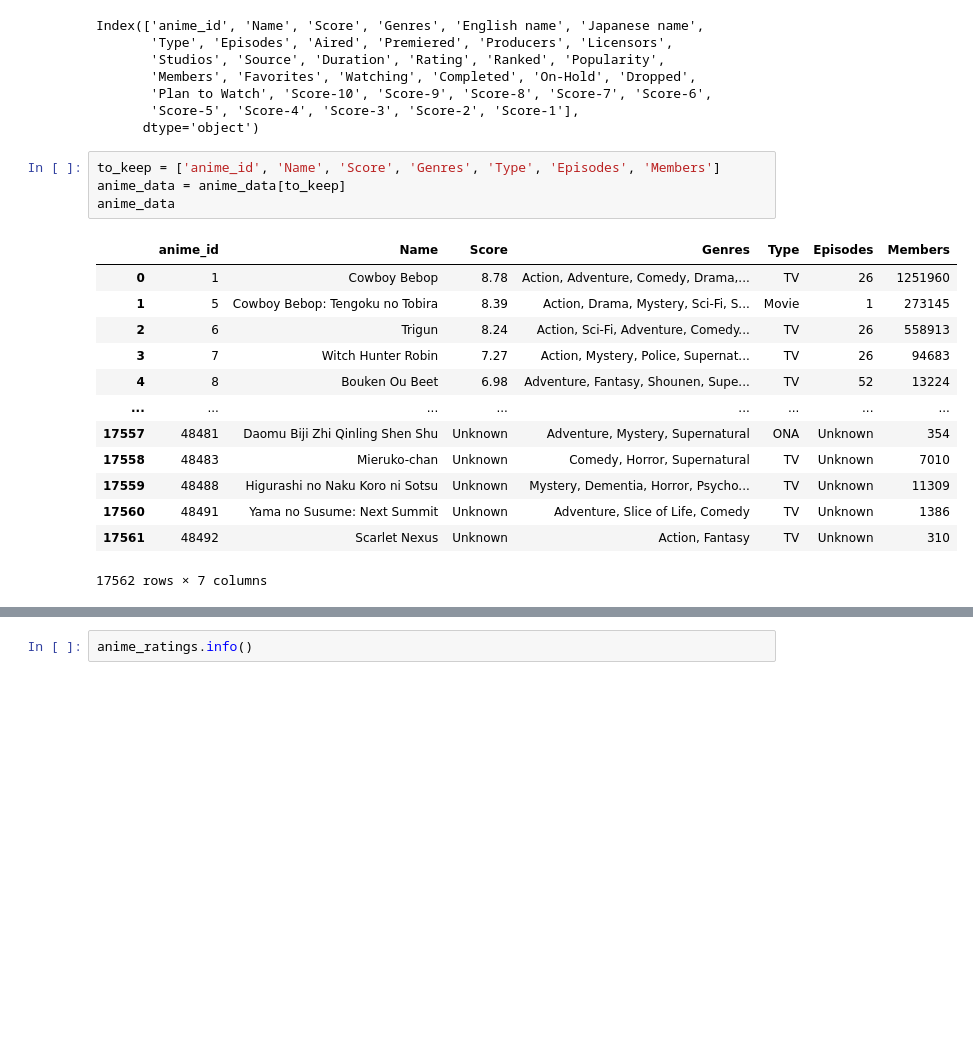
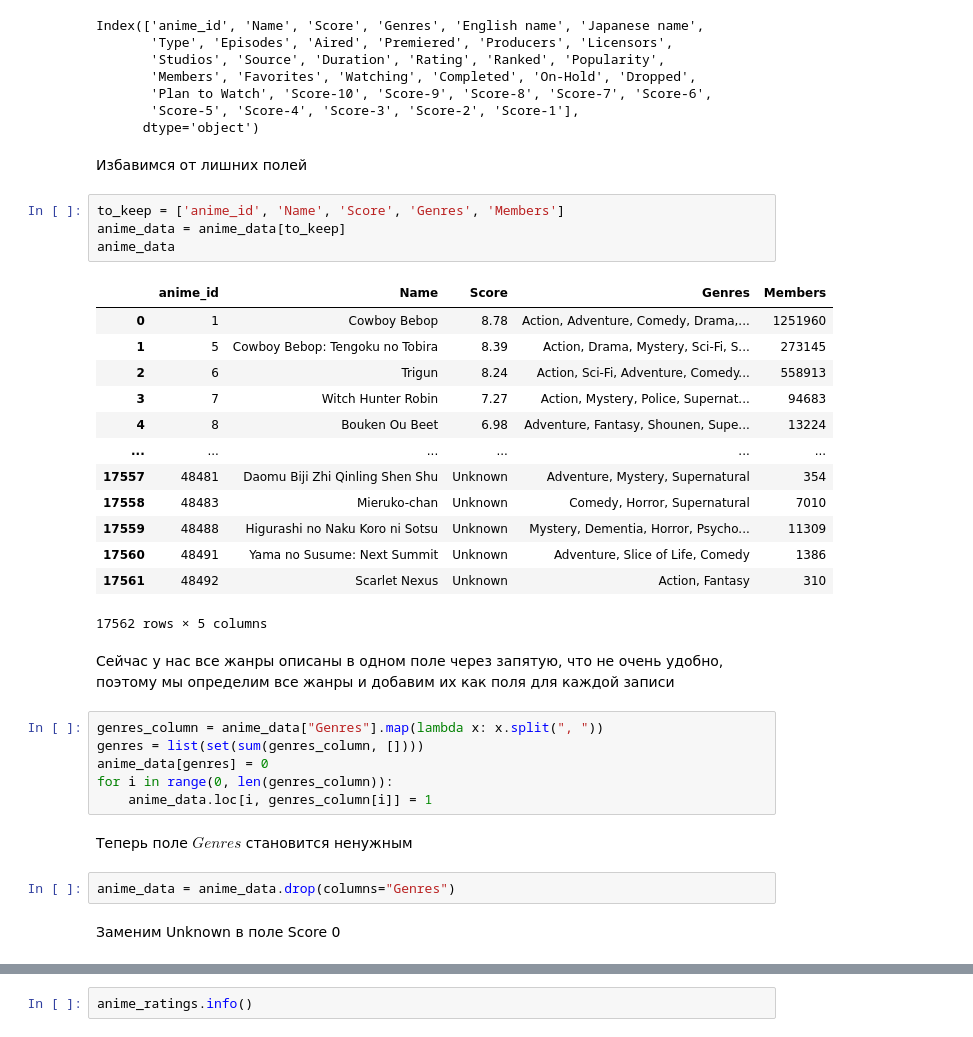
Before and after one commit to Mizerael/recommended_network, a Jupyter notebook: anime_info.ipynb, the cells around one changed output, grey strips where cells are left out. Saved outputs shown, nothing was run; the diff lists cells and outputs as text; blank space fills up the shorter version.

```diff
--- a/anime_info.ipynb
+++ b/anime_info.ipynb
@@ -30,21 +45,37 @@ Index(['anime_id', 'Name', 'Score', 'Genres', 'English name', 'Japanese name',
        'Plan to Watch', 'Score-10', 'Score-9', 'Score-8', 'Score-7', 'Score-6',
        'Score-5', 'Score-4', 'Score-3', 'Score-2', 'Score-1'],
       dtype='object')
+# %% [markdown]
+Избавимся от лишних полей
 # %%
-to_keep = ['anime_id', 'Name', 'Score', 'Genres', 'Type', 'Episodes', 'Members']
+to_keep = ['anime_id', 'Name', 'Score', 'Genres', 'Members']
 anime_data = anime_data[to_keep]
 anime_data
 # %% [output]
-|  | anime_id | Name | Score | Genres | Type | Episodes | Members |
-| 0 | 1 | Cowboy Bebop | 8.78 | Action, Adventure, Comedy, Drama,... | TV | 26 | 1251960 |
-| 1 | 5 | Cowboy Bebop: Tengoku no Tobira | 8.39 | Action, Drama, Mystery, Sci-Fi, S... | Movie | 1 | 273145 |
-| 2 | 6 | Trigun | 8.24 | Action, Sci-Fi, Adventure, Comedy... | TV | 26 | 558913 |
-| 3 | 7 | Witch Hunter Robin | 7.27 | Action, Mystery, Police, Supernat... | TV | 26 | 94683 |
-| 4 | 8 | Bouken Ou Beet | 6.98 | Adventure, Fantasy, Shounen, Supe... | TV | 52 | 13224 |
-| ... | ... | ... | ... | ... | ... | ... | ... |
-| 17557 | 48481 | Daomu Biji Zhi Qinling Shen Shu | Unknown | Adventure, Mystery, Supernatural | ONA | Unknown | 354 |
-| 17558 | 48483 | Mieruko-chan | Unknown | Comedy, Horror, Supernatural | TV | Unknown | 7010 |
-| 17559 | 48488 | Higurashi no Naku Koro ni Sotsu | Unknown | Mystery, Dementia, Horror, Psycho... | TV | Unknown | 11309 |
-| 17560 | 48491 | Yama no Susume: Next Summit | Unknown | Adventure, Slice of Life, Comedy | TV | Unknown | 1386 |
-| 17561 | 48492 | Scarlet Nexus | Unknown | Action, Fantasy | TV | Unknown | 310 |
+|  | anime_id | Name | Score | Genres | Members |
+| 0 | 1 | Cowboy Bebop | 8.78 | Action, Adventure, Comedy, Drama,... | 1251960 |
+| 1 | 5 | Cowboy Bebop: Tengoku no Tobira | 8.39 | Action, Drama, Mystery, Sci-Fi, S... | 273145 |
+| 2 | 6 | Trigun | 8.24 | Action, Sci-Fi, Adventure, Comedy... | 558913 |
+| 3 | 7 | Witch Hunter Robin | 7.27 | Action, Mystery, Police, Supernat... | 94683 |
+| 4 | 8 | Bouken Ou Beet | 6.98 | Adventure, Fantasy, Shounen, Supe... | 13224 |
+| ... | ... | ... | ... | ... | ... |
+| 17557 | 48481 | Daomu Biji Zhi Qinling Shen Shu | Unknown | Adventure, Mystery, Supernatural | 354 |
+| 17558 | 48483 | Mieruko-chan | Unknown | Comedy, Horror, Supernatural | 7010 |
+| 17559 | 48488 | Higurashi no Naku Koro ni Sotsu | Unknown | Mystery, Dementia, Horror, Psycho... | 11309 |
+| 17560 | 48491 | Yama no Susume: Next Summit | Unknown | Adventure, Slice of Life, Comedy | 1386 |
+| 17561 | 48492 | Scarlet Nexus | Unknown | Action, Fantasy | 310 |
-17562 rows × 7 columns
+17562 rows × 5 columns
+# %% [markdown]
+Сейчас у нас все жанры описаны в одном поле через запятую, что не очень удобно, поэтому мы определим все жанры и добавим их как поля для каждой записи
+# %%
+genres_column = anime_data["Genres"].map(lambda x: x.split(", "))
+genres = list(set(sum(genres_column, [])))
+anime_data[genres] = 0
+for i in range(0, len(genres_column)):
+    anime_data.loc[i, genres_column[i]] = 1
+# %% [markdown]
+Теперь поле $Genres$ становится ненужным
+# %%
+anime_data = anime_data.drop(columns="Genres")
+# %% [markdown]
+Заменим Unknown в поле Score 0
```
Also changed, not shown: parts of 31 cells of this notebook, 3 other files.
